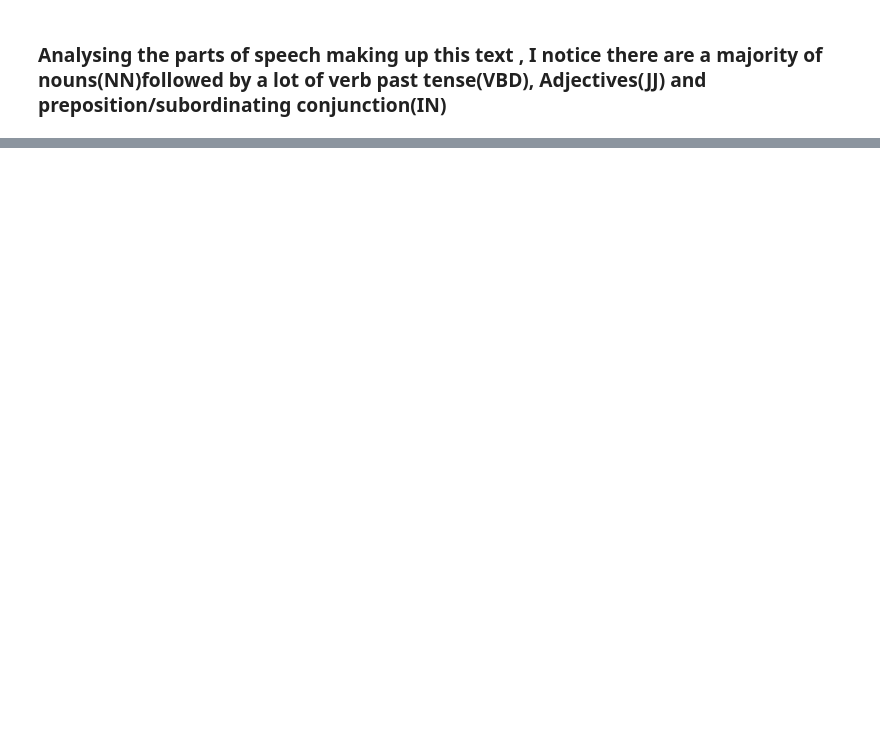
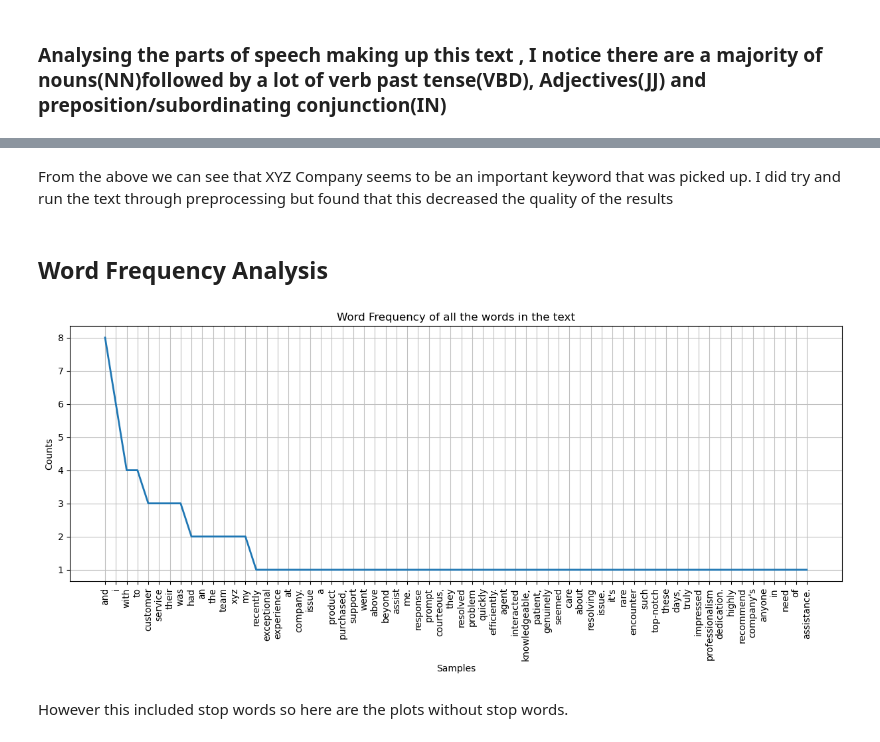
Before and after one commit to JoshuaWacks/FlaskSentimentPipeline, a Jupyter notebook: Task2.ipynb, the cells around one changed output, grey strips where cells are left out. Cells and saved outputs as stored; diff of their text form; code cells hidden in the pictures; blank space fills up the shorter version.

```diff
--- a/Task2.ipynb
+++ b/Task2.ipynb
@@ -21,13 +53,13 @@ True
 # %%
 
-text = ("I recently had an exceptional experience with the customer service team at XYZ Company. I "
+text_origial = ("I recently had an exceptional experience with the customer service team at XYZ Company. I "
 "had an issue with a product I purchased, and their support team went above and beyond to "
 "assist me. Their response was prompt and courteous, and they resolved my problem quickly "
 "and efficiently. The agent I interacted with was knowledgeable, patient, and genuinely seemed "
 "to care about resolving my issue. It's rare to encounter such top-notch customer service these "
 "days, and I was truly impressed with their professionalism and dedication. I highly recommend "
 "XYZ Company's customer service to anyone in need of assistance.")
-text = text.lower()
+text = text_origial.lower()
 # %% [markdown]
 ## Tokenization
 # %% [markdown]
@@ -161,0 +303,15 @@ plt.show()
+# %% [markdown]
+From the above we can see that XYZ Company seems to be an important keyword that was picked up. I did try and run the text through preprocessing but found that this decreased the quality of the results
+# %% [markdown]
+##  Word Frequency Analysis
+# %%
+frequency = nltk.FreqDist(all_corpus['simple_split_corpus'])
+max_frequency = max(frequency.values())
+# %%
+plt.rcParams["figure.figsize"] = [15, 5]
+
+_ = frequency.plot(title="Word Frequency of all the words in the text")
+# %% [output]
+[figure, added]
+# %% [markdown]
+However this included stop words so here are the plots without stop words.
```
Also changed, not shown: parts of 25 cells of this notebook, 4 other files.
